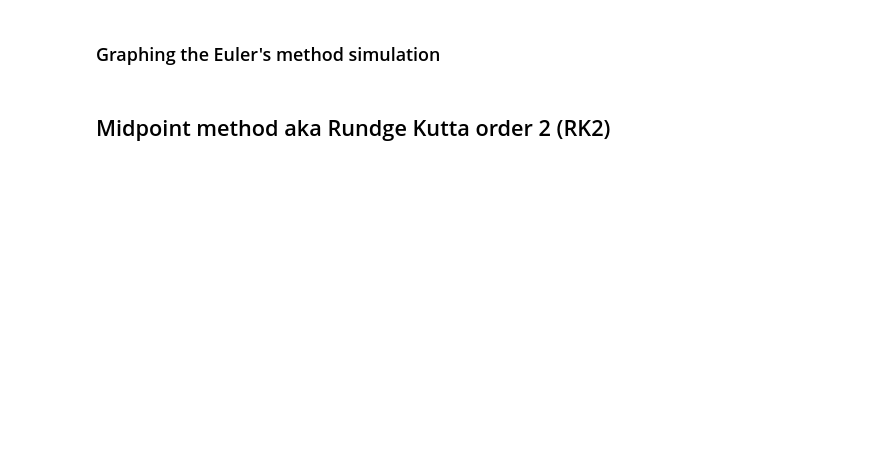
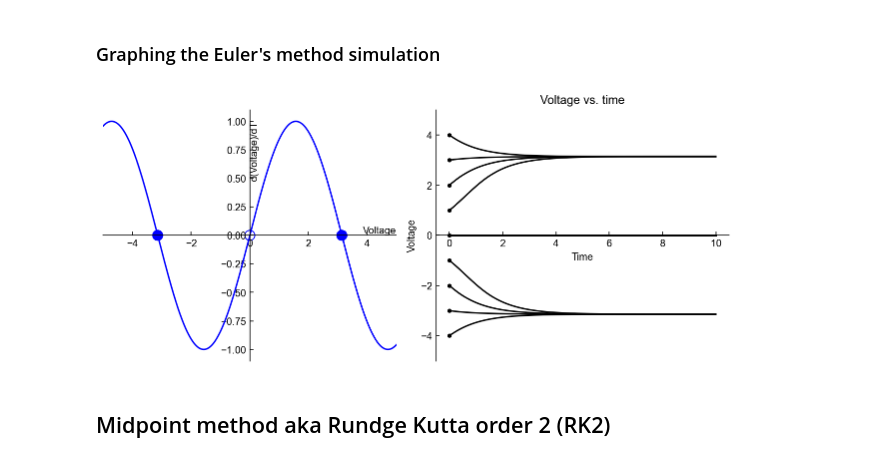
Before and after one commit to badralbanna/FTN, a Jupyter notebook: 4 1D simulations.ipynb, the cells around one changed output. Saved outputs shown, nothing was run; the diff lists cells and outputs as text; code cells hidden in the pictures; blank space fills up the shorter version.

```diff
--- a/4 1D simulations.ipynb
+++ b/4 1D simulations.ipynb
@@ -114,36 +139,34 @@ plot_1D_phase_space(dXdT)
 # %%
 # PROBLEM: write a function to find the nex point in Euler's method
 
-DT = 0.01 # Simulation timestep, smaller is more accurate
-
 # Functions implimenting Euler's method
-def find_next_point_Euler(x, dxdt, dt=DT):
+def find_next_point_Euler_1D(x, dxdt, dt=DT):
     ????
     return(x_next)
 # %%
 # PROBLEM: write a function the finds all points in a numerical solution
 
-def simulate(x_0, t_f, dxdt, simulation_function, dt=DT):
+def simulate_1D(x_0, t_f, dxdt, simulation_function, dt=DT):
     X_solution = [x_0]
     T = np.arange(0, t_f + dt, dt)
     ????
     return (T, X_solution)
 # %%
-T, Xs = simulate(1, 5, dXdT, find_next_point_Euler)
+T, Xs = simulate_1D(1, 5, dXdT, find_next_point_Euler_1D)
 # %%
 # Some helper functions
 
-def simulate_collection(X_0s, t_f, dxdt, simulation_function, dt=DT):
+def simulate_1D_collection(X_0s, t_f, dxdt, simulation_function, dt=DT):
     X = []
     for X_0, in X_0s:
-        T, X_sol = simulate(X_0, t_f, dxdt, simulation_function, dt=dt)
+        T, X_sol = simulate_1D(X_0, t_f, dxdt, simulation_function, dt=dt)
         X.append(X_sol)
     return T, X
 
 # Function to plot phase space diagram w/ critical points
 from itertools import product
 
-def plot_solutions(T_f, X_0s, dxdt, simulation_functions, colors=['k'], dt=DT, xlim=(X_MIN, X_MAX), x_label=X_LABEL):
+def plot_1D_solutions(T_f, X_0s, dxdt, simulation_functions, colors=['k'], dt=DT, xlim=(X_MIN, X_MAX), x_label=X_LABEL):
     fig, (ax, ax_t) = plt.subplots(ncols=2, figsize=(9, 4))
     plot_1D_phase_space(dxdt, xlim=xlim, x_label=x_label, ax=ax)
 
@@ -154,7 +177,7 @@ def plot_solutions(T_f, X_0s, dxdt, simulation_functions, colors=['k'], dt=DT, x
         simulation_functions = [simulation_functions]
 
     for simulation_function, X_0 in product(simulation_functions, X_0s):
-        T, X_solution = simulate(X_0, T_f, dxdt, simulation_function, dt=dt)
+        T, X_solution = simulate_1D(X_0, T_f, dxdt, simulation_function, dt=dt)
         X_solutions.append(X_solution)
 
     if len(colors) != len(X_solutions):
@@ -187,7 +224,9 @@ X_euler[:10]
 # %% [markdown]
 ### Graphing the Euler's method simulation
 # %%
-plot_solutions(10, [-4, -3, -2, -1, 0, 1, 2, 3, 4], dXdT, find_next_point_Euler)
+plot_1D_solutions(10, [-4, -3, -2, -1, 0, 1, 2, 3, 4], dXdT, find_next_point_Euler_1D)
+# %% [output]
+[figure, added]
 # %% [markdown]
 ## Midpoint method aka Rundge Kutta order 2 (RK2)
 # %%
```
Also changed, not shown: parts of 13 cells of this notebook, 7 other files.
